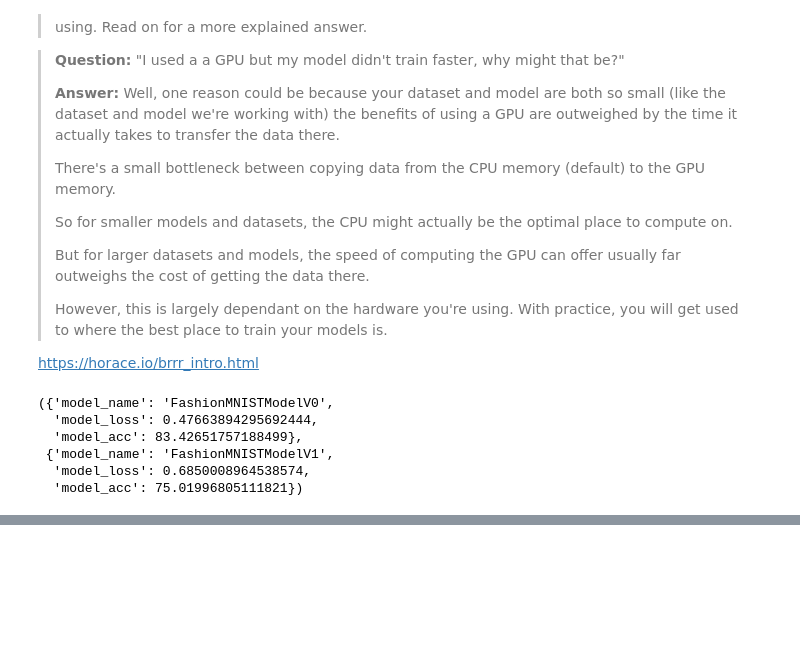
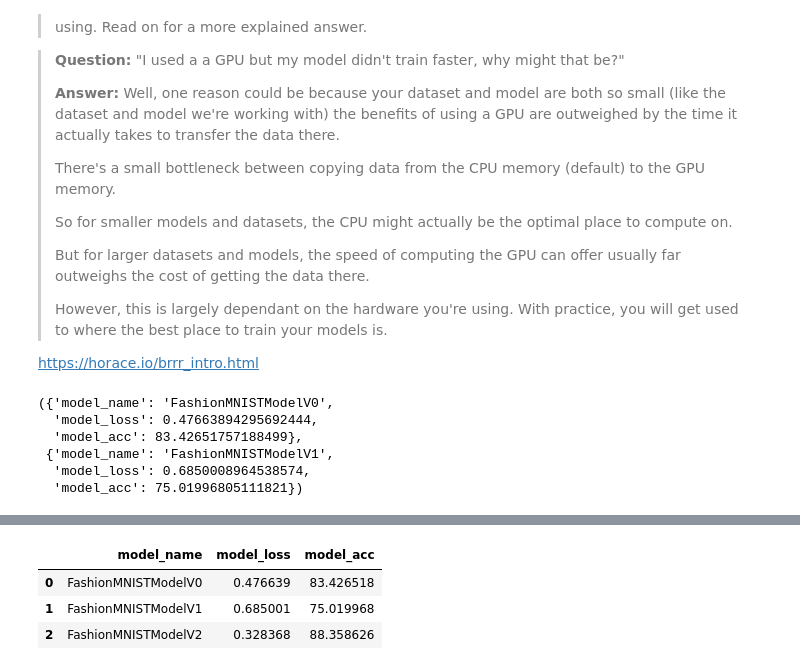
Before and after one commit to LadislavVasina1/pytorch_ztm, a Jupyter notebook: 03_computer_vision/03_computer_vision.ipynb, the cells around one changed output, grey strips where cells are left out. Cells and saved outputs as stored; diff of their text form; code cells hidden in the pictures; blank space fills up the shorter version.

```diff
--- a/03_computer_vision/03_computer_vision.ipynb
+++ b/03_computer_vision/03_computer_vision.ipynb
@@ -781,0 +980,30 @@ CNN's are known for their capabilities to find patterns in visual data
+# %%
+torch.manual_seed(42)
+torch.cuda.manual_seed(42)
+
+# Measure time
+from timeit import default_timer as timer
+train_time_start_model_2 = timer()
+
+epochs = 3
+
+for epoch in tqdm(range(epochs)):
+    print(f"Epoch: {epoch}\n---------")
+    train_step(data_loader=train_dataloader,
+                model=model_2,
+                loss_fn=loss_fn,
+                optimizer=optimizer,
+                accuracy_fn=accuracy_fn,
+                device=device
+                )
+    test_step(data_loader=test_dataloader,
+                model=model_2,
+                loss_fn=loss_fn,
+                accuracy_fn=accuracy_fn,
+                device=device
+                )
+
+train_time_end_model_2 = timer()
+total_train_time_model_2 = print_train_time(start=train_time_start_model_2,
+                                            end=train_time_end_model_2,
+                                            device=device)
@@ -781,0 +1060,9 @@ CNN's are known for their capabilities to find patterns in visual data
+# %%
+import pandas as pd
+compare_results = pd.DataFrame([model_0_results, model_1_results, model_2_results])
+compare_results
+# %% [output]
+|  | model_name | model_loss | model_acc |
+| 0 | FashionMNISTModelV0 | 0.476639 | 83.426518 |
+| 1 | FashionMNISTModelV1 | 0.685001 | 75.019968 |
+| 2 | FashionMNISTModelV2 | 0.328368 | 88.358626 |
```
Also changed, not shown: parts of 34 cells of this notebook, 1 other file.
